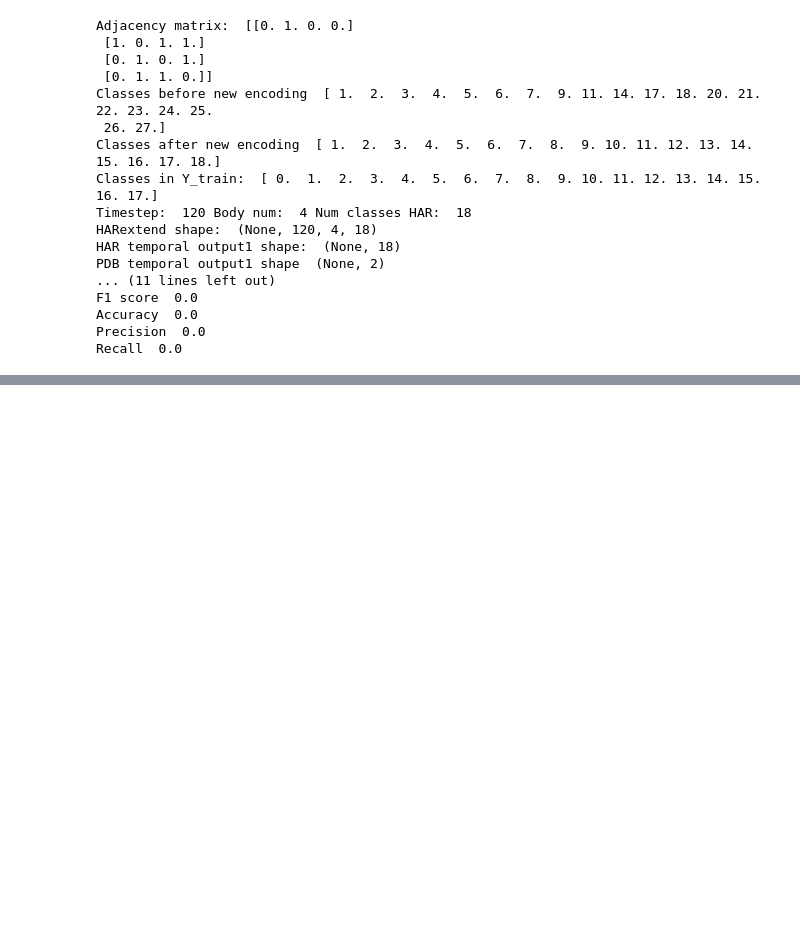
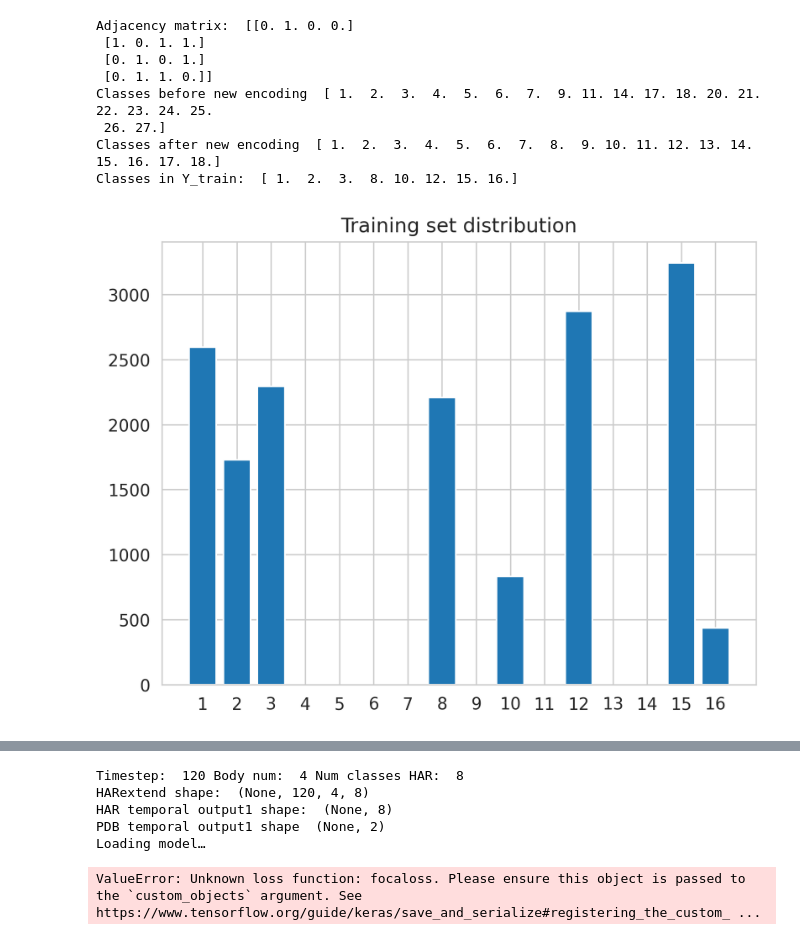
Before and after one commit to Alex-Bujorianu/Hierarchical_HAR-PBD, a Jupyter notebook: my_HAR.ipynb, the cells around one changed output, grey strips where cells are left out. Saved outputs shown, nothing was run; the diff lists cells and outputs as text; code cells hidden in the pictures; blank space fills up the shorter version.

Commit message:
Merge walking & walking dogs; Try to predict only 8 activities (done by all patients). + Visualisation of the distributions.

```diff
--- a/my_HAR.ipynb
+++ b/my_HAR.ipynb
@@ -95,6 +95,45 @@ print("Classes before new encoding ", np.unique(Y_train))
 new_encoding(Y_train)
 new_encoding(Y_test)
 print("Classes after new encoding ", np.unique(Y_train))
+# Try to predict only 8 classes
+to_predict = [1, 2, 3, 8, 12, 15, 16, 10]
+assert len(to_predict) == 8
+# Merge walking & walking dogs (18 & 15)
+merge_walking = {15: 15, 18: 15}
+for i in range(Y_train.shape[0]):
+    if (Y_train[i][0] == 18) or (Y_train[i][0] == 15):
+        Y_train[i][0] = merge_walking[Y_train[i][0]]
+
+for i in range(Y_test.shape[0]):
+    if (Y_test[i][0] == 18) or (Y_test[i][0] == 15):
+        Y_test[i][0] = merge_walking[Y_test[i][0]]
+# Get indices of X&Y
+indices_train = []
+indices_test = []
+for activity_label in to_predict:
+    for index in np.where(Y_train[:, 0]==activity_label)[0]:
+        indices_train.append(index)
+    for index in np.where(Y_test[:, 0]==activity_label)[0]:
+        indices_test.append(index)
+
+# Subset
+X_train = X_train[indices_train]
+X_test = X_test[indices_test]
+Y_train = Y_train[indices_train]
+Y_test = Y_test[indices_test]
+print("Classes in Y_train: ", np.unique(Y_train))
+assert set(np.unique(Y_train)) == set(to_predict)
+# Plot distribution
+new_counts = np.unique(Y_train, return_counts=True)
+plt.bar(new_counts[0], new_counts[1])
+plt.title("Training set distribution")
+plt.xticks(ticks=np.arange(1, 17))
+plt.show()
+new_counts = np.unique(Y_test, return_counts=True)
+plt.bar(new_counts[0], new_counts[1])
+plt.title("Test set distribution")
+plt.xticks(ticks=np.arange(1, 17))
+plt.show()
 result = np.matmul(norm_adj, X_train[0, 0, :, :])
 # print("Result of matrix multiplication of normalized adjacency matrix with "
 #       "4x3 matrix from X[0, 0]: ", result,
@@ -103,7 +142,7 @@ result = np.matmul(norm_adj, X_train[0, 0, :, :])
 #Tensorflow expects classes to start from 0, otherwise it throws a fit
 Y_train = Y_train - 1
 Y_test = Y_test - 1
-print("Classes in Y_train: ", np.unique(Y_train))
+
 
 class_counts = np.unique(Y_train, return_counts=True)
 # Add missing labels to class_counts
@@ -121,9 +160,9 @@ def add_missing_labels(class_counts: tuple) -> tuple:
         res[labels[i]] = counts[i]
     return res
 
-# Now 27 labels
+
 HARmodel = HAR_model_wrapper(adjacency_matrix=adjacency_matrix,
-                             timestep=120, node_num=4, feature_num=3, num_class_HAR=18)
+                             timestep=120, node_num=4, feature_num=3, num_class_HAR=8)
 
 
 def train_model(model: HAR_model_wrapper, X_train: np.ndarray, X_test: np.ndarray,
@@ -140,7 +179,7 @@ def train_model(model: HAR_model_wrapper, X_train: np.ndarray, X_test: np.ndarra
     Y_train = to_categorical(Y_train, num_classes=model.num_classes)
     Y_test = to_categorical(Y_test, num_classes=model.num_classes)
     # print("Shape of categorically encoded Y_train: ", Y_train.shape)
-    # print("Shape of categorically encoded Y_test: ", Y_test.shape)
+    print("Shape of categorically encoded Y_test: ", Y_test.shape)
     # Beta = 0.9999 produces a really small loss
     model.model.compile(optimizer=Adam(learning_rate=5e-4, decay=1e-5),
                   loss={
@@ -194,40 +233,32 @@ def zeros_and_ones(arr):
         to_return[i] = np.argmax(arr[i])
     return to_return
 
 # Transform predictions back to original shape
 predictions = zeros_and_ones(predictions)
 # Save results
 results = {"F1 score": f1_score(Y_test, predictions, average='weighted'),
            "Accuracy": accuracy_score(Y_test, predictions),
            "Precision": precision_score(Y_test, predictions, average='weighted'),
            "Recall": recall_score(Y_test, predictions, average='weighted'),
            "Confusion matrix": confusion_matrix(Y_test, predictions, labels=np.array(list(range(1, 20))))}
 print("F1 score ", f1_score(Y_test, predictions, average='weighted'))
 print("Accuracy ", accuracy_score(Y_test, predictions))
 print("Precision ", precision_score(Y_test, predictions, average='weighted'))
 print("Recall ", recall_score(Y_test, predictions, average='weighted'))
 name = input("Please name this experiment")
 class NumpyEncoder(json.JSONEncoder):
     def default(self, obj):
         if isinstance(obj, np.ndarray):
             return obj.tolist()
         return json.JSONEncoder.default(self, obj)
 json.dump(results, open("Results/Experiment_" + name, "w"), cls=NumpyEncoder)
 # %% [output]
 Adjacency matrix:  [[0. 1. 0. 0.]
  [1. 0. 1. 1.]
  [0. 1. 0. 1.]
  [0. 1. 1. 0.]]
 Classes before new encoding  [ 1.  2.  3.  4.  5.  6.  7.  9. 11. 14. 17. 18. 20. 21. 22. 23. 24. 25.
  26. 27.]
 Classes after new encoding  [ 1.  2.  3.  4.  5.  6.  7.  8.  9. 10. 11. 12. 13. 14. 15. 16. 17. 18.]
-Classes in Y_train:  [ 0.  1.  2.  3.  4.  5.  6.  7.  8.  9. 10. 11. 12. 13. 14. 15. 16. 17.]
-Timestep:  120 Body num:  4 Num classes HAR:  18
-HARextend shape:  (None, 120, 4, 18)
-HAR temporal output1 shape:  (None, 18)
-PDB temporal output1 shape  (None, 2)
-... (11 lines left out)
-F1 score  0.0
-Accuracy  0.0
-Precision  0.0
-Recall  0.0
+Classes in Y_train:  [ 1.  2.  3.  8. 10. 12. 15. 16.]
+[figure, added]
@@ -233,0 +266,6 @@ Recall  0.0
+Timestep:  120 Body num:  4 Num classes HAR:  8
+HARextend shape:  (None, 120, 4, 8)
+HAR temporal output1 shape:  (None, 8)
+PDB temporal output1 shape  (None, 2)
+Loading model…
+ValueError: Unknown loss function: focaloss. Please ensure this object is passed to the `custom_objects` argument. See https://www.tensorflow.org/guide/keras/save_and_serialize#registering_the_custom_ ...
```
Also changed, not shown: parts of 1 cell of this notebook, 1 other file.
